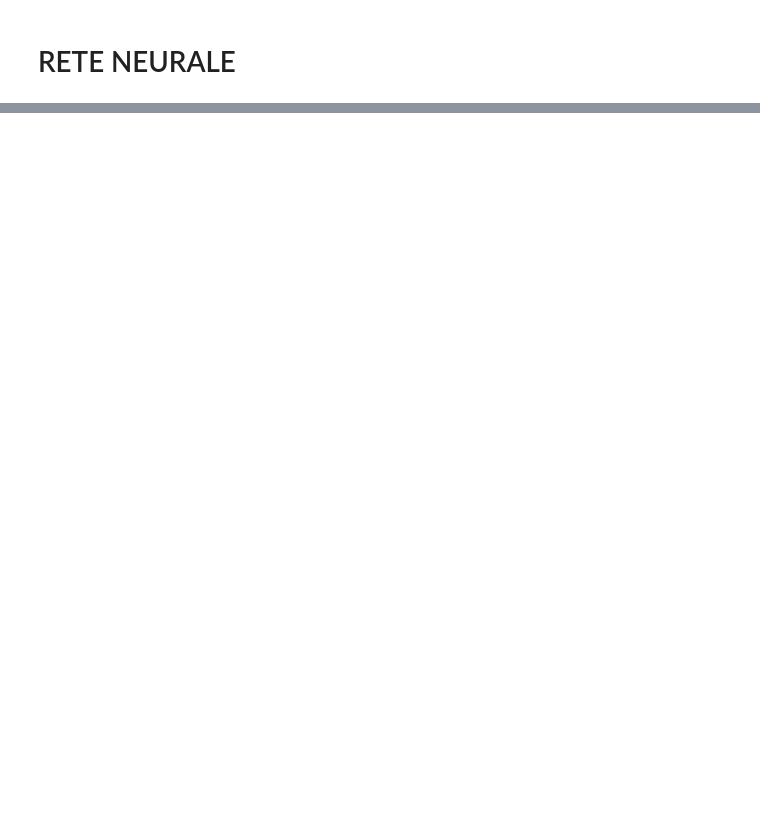
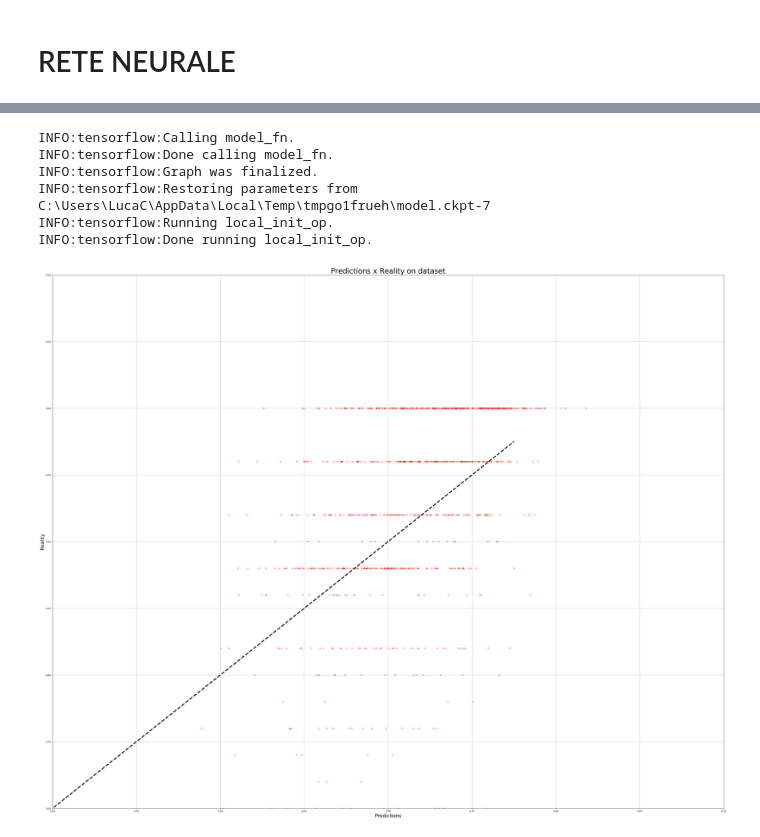
Before and after one commit to amecava/aitrain, a Jupyter notebook: Beta/Debug/Crea_db_per_DNN-GIUSTO.ipynb, the cells around one changed output, grey strips where cells are left out. Saved outputs shown, nothing was run; the diff lists cells and outputs as text; code cells hidden in the pictures; blank space fills up the shorter version.

```diff
--- a/Beta/Debug/Crea_db_per_DNN-GIUSTO.ipynb
+++ b/Beta/Debug/Crea_db_per_DNN-GIUSTO.ipynb
@@ -437,0 +456,33 @@ INFO:tensorflow:Done running local_init_op.
+# %%
+y = regressor.predict(input_fn=tf.estimator.inputs.pandas_input_fn(train.drop([OUTPUT],axis = 1), shuffle=False))
+predictions = list(itertools.islice(y, train.shape[0]))
+
+
+# Plot predictions x reality on dataset graph
+
+
+predictions = prepro_y.inverse_transform(np.array([x['predictions'] for x in predictions]).reshape(-1, 1))
+reality = pd.DataFrame(prepro.inverse_transform(train), columns=[COLUMNS])[OUTPUT].values
+font = {'family' : 'normal',
+        'size'   : 10}
+matplotlib.rc('font', **font)
+fig, ax = plt.subplots(figsize=(50, 40))
+axes = plt.gca()
+axes.set_xlim([3.5, 5.5])
+axes.set_ylim([3.5, 5.5])
+plt.style.use('default')
+plt.plot(predictions, reality, 'ro', color='red',alpha = 0.3)
+plt.xlabel('Predictions', fontsize=20)
+plt.ylabel('Reality', fontsize=20)
+plt.title('Predictions x Reality on dataset', fontsize=30)
+ax.grid()
+ax.plot([-1, 4.875], [-1, 4.875], 'k--', lw=4)
+plt.show()
+# %% [output]
+INFO:tensorflow:Calling model_fn.
+INFO:tensorflow:Done calling model_fn.
+INFO:tensorflow:Graph was finalized.
+INFO:tensorflow:Restoring parameters from C:\Users\LucaC\AppData\Local\Temp\tmpgo1frueh\model.ckpt-7
+INFO:tensorflow:Running local_init_op.
+INFO:tensorflow:Done running local_init_op.
+[figure, added]
```
Also changed, not shown: parts of 12 cells of this notebook, 1 other file.
